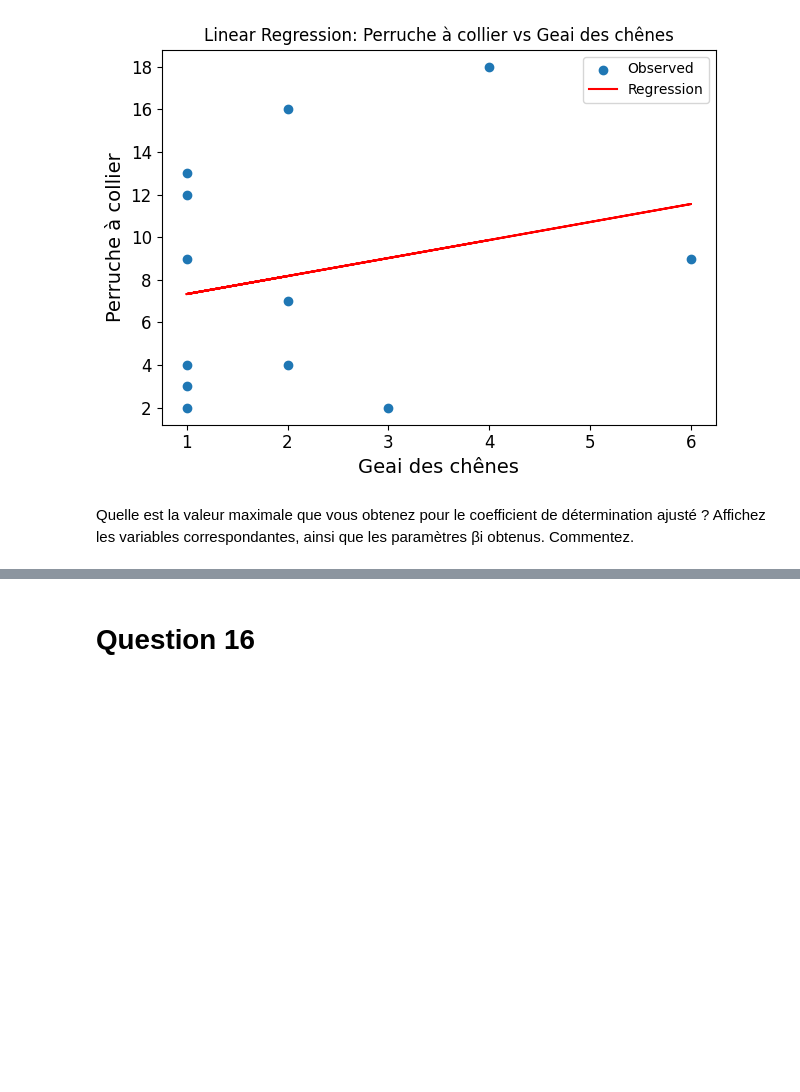
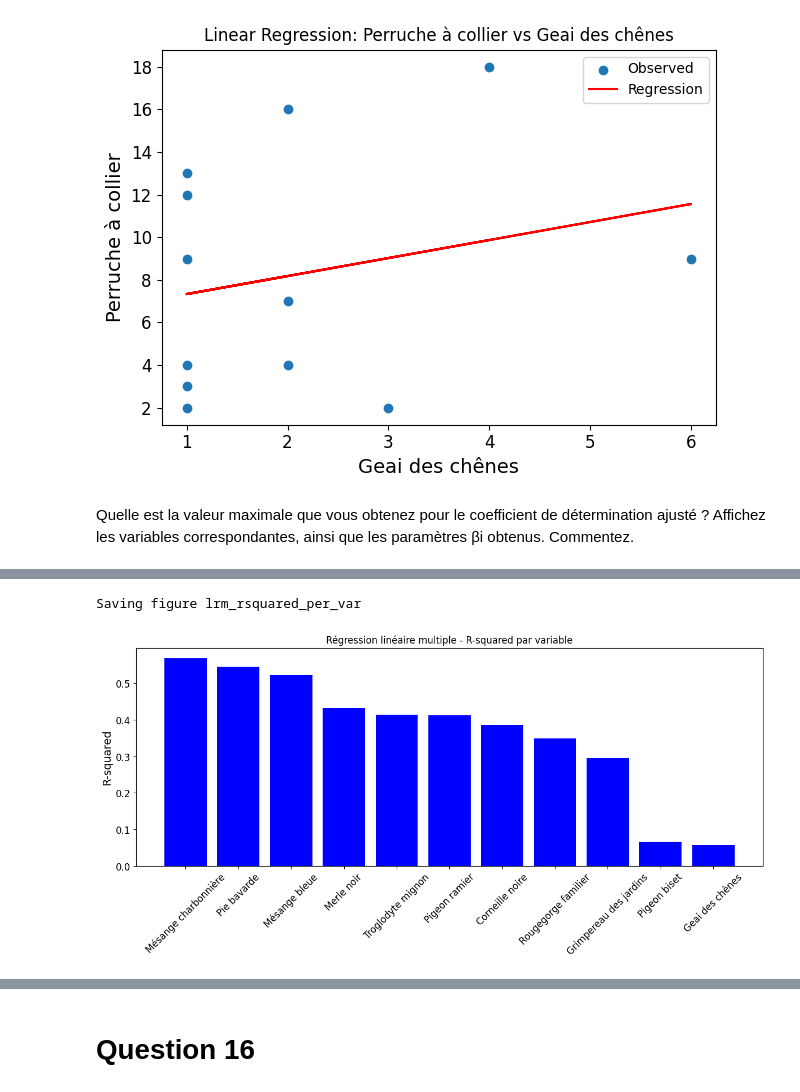
Before and after one commit to Redhoxx/DataScience_Project, a Jupyter notebook: DataScience_Project.ipynb, the cells around one changed output, grey strips where cells are left out. Drawn from its saved outputs; the diff is of its cells as text; code cells hidden in the pictures; blank space fills up the shorter version.

```diff
--- a/DataScience_Project.ipynb
+++ b/DataScience_Project.ipynb
@@ -1141,0 +1200,16 @@ Intercept: -0.41978951389718233
+# %%
+plt.figure(figsize=(12, 10))
+
+plt.subplot(211)
+
+plt.bar(x_pos, r_squared_values, align='center', color='blue')
+plt.xticks(x_pos, features, rotation=45)
+plt.ylabel('R-squared')
+plt.title('Régression linéaire multiple - R-squared par variable')
+
+save_fig("lrm_rsquared_per_var", save_path="images/lin_reg")
+
+plt.show()
+# %% [output]
+Saving figure lrm_rsquared_per_var
+[figure, added]
```
Also changed, not shown: parts of 4 cells of this notebook, 1 other file.
